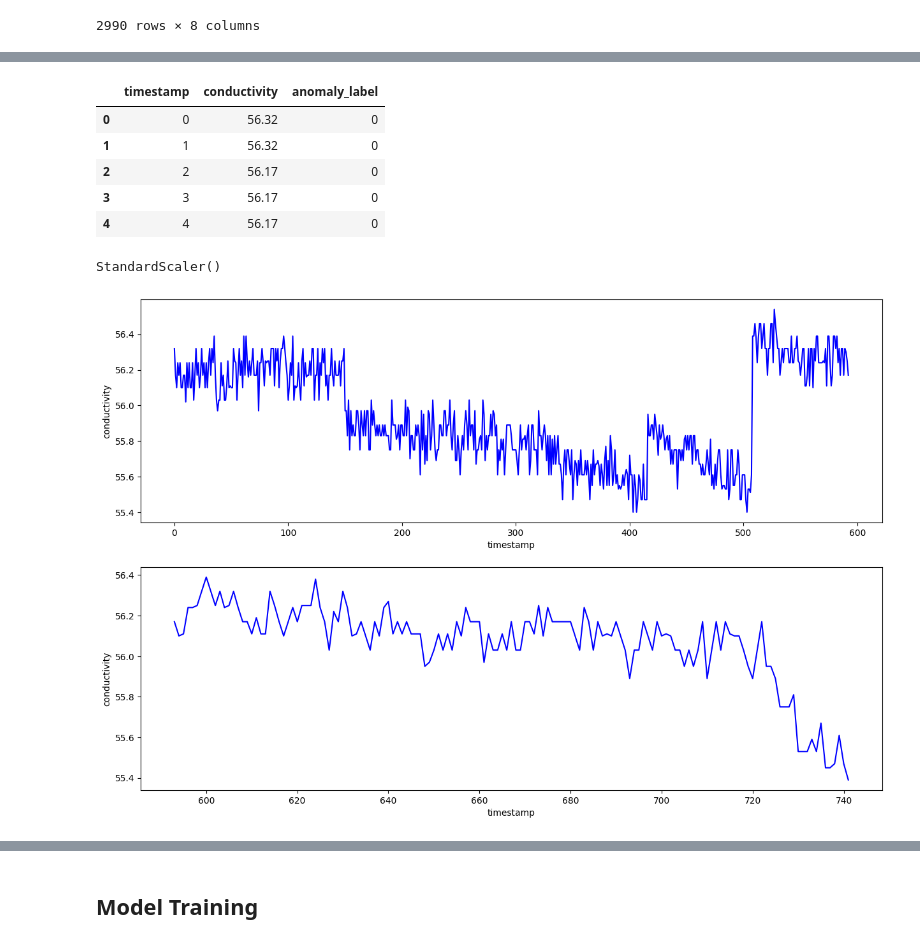
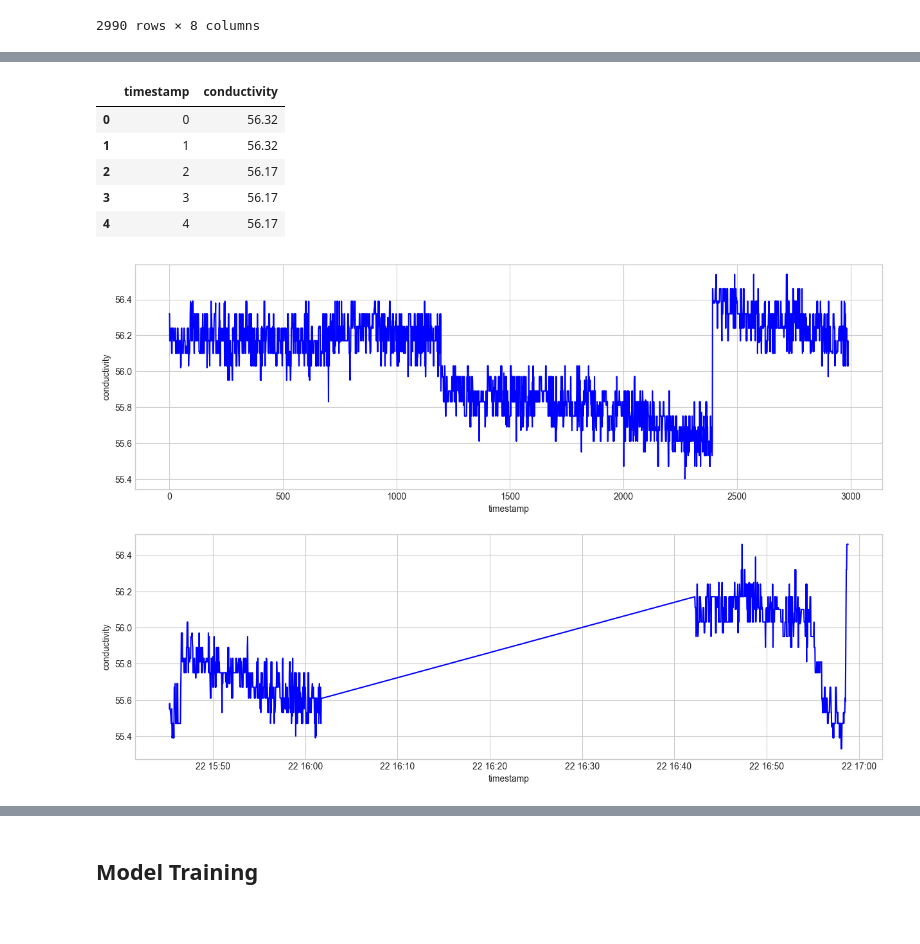
Before and after one commit to Bank7656/PlateMon_data_analytics, a Jupyter notebook: LSTMAD.ipynb, the cells around one changed output, grey strips where cells are left out. Cells and saved outputs as stored; diff of their text form; code cells hidden in the pictures.

```diff
--- a/LSTMAD.ipynb
+++ b/LSTMAD.ipynb
@@ -18,9 +19,13 @@ from sklearn.model_selection import train_test_split
 data_path = Path.cwd()/'Datasets'
 
 # Path from data folder to the data file
-data_filename = 'normal_data.xlsx'
+train_filename = 'train_c_data.xlsx'
+valid_filename = 'valid_c_data.xlsx'
+test_filename = 'test_c_data.xlsx'
 # %%
 # import data file
-data = pd.read_excel(data_path/data_filename)
-data['timestamp'] = data.index
-data.head()
+train_c = pd.read_excel(data_path/train_filename)
+
+valid_c = pd.read_excel(data_path/valid_filename)
+
+test_c = pd.read_excel(data_path/test_filename)
@@ -87,5 +60,0 @@ valid_c_filename = 'lstm_valid_c_data.xlsx'
-# %%
-# import data file
-valid_c = pd.read_excel(valid_c_path/valid_c_filename)
-valid_c['timestamp'] = valid_c.index
-valid_c
@@ -118,32 +69,30 @@ def parse_and_standardize(df: pd.DataFrame, scaler: StandardScaler = None):
     df['stand_value'] = scaler.transform(df['stand_value'].values.reshape(-1, 1))
     return scaler
 # %%
-train_conduct = train_c.copy().loc[:, ['timestamp', 'conductivity', 'anomaly_label']]
+train_conduct = train_c.copy().loc[:, ['timestamp', 'conductivity']]
 valid_conduct = valid_c.copy().loc[:, ['timestamp', 'conductivity', 'anomaly_label']]
 train_conduct.head()
 # %% [output]
-|  | timestamp | conductivity | anomaly_label |
-| 0 | 0 | 56.32 | 0 |
-| 1 | 1 | 56.32 | 0 |
-| 2 | 2 | 56.17 | 0 |
-| 3 | 3 | 56.17 | 0 |
-| 4 | 4 | 56.17 | 0 |
+|  | timestamp | conductivity |
+| 0 | 0 | 56.32 |
+| 1 | 1 | 56.32 |
+| 2 | 2 | 56.17 |
+| 3 | 3 | 56.17 |
+| 4 | 4 | 56.17 |
 # %%
-data_scaler = parse_and_standardize(train_conduct)
-parse_and_standardize(valid_conduct, data_scaler)
+#data_scaler = parse_and_standardize(train_conduct)
+#parse_and_standardize(valid_conduct, data_scaler)
-# %% [output]
-StandardScaler()
 # %%
 # Data visualization
 fig, ax = plt.subplots(2, 1, figsize=(15, 10))
-ax1 = sns.lineplot(data=train, x='timestamp', y='conductivity', color='blue', ax=ax[0])
+ax1 = sns.lineplot(data=train_conduct, x='timestamp', y='conductivity', color='blue', ax=ax[0])
 #ax1 = sns.scatterplot(data=train_anomalies, x='timestamp', y='stand_value', color='red', ax=ax[0])
 
-ax2 = sns.lineplot(data=valid, x='timestamp', y='conductivity', color='blue', ax=ax[1])
+ax2 = sns.lineplot(data=valid_conduct, x='timestamp', y='conductivity', color='blue', ax=ax[1])
 #ax2 = sns.scatterplot(data=valid_anomalies, x='timestamp', y='stand_value', color='red', ax=ax[1])
 plt.show()
 # %% [output]
-[figure, old version]
+[figure, new version]
 # %%
 # Function to create sequences remains the same
 def create_sequences(data, time_steps):
```
Also changed, not shown: parts of 22 cells of this notebook, 1 other file.
